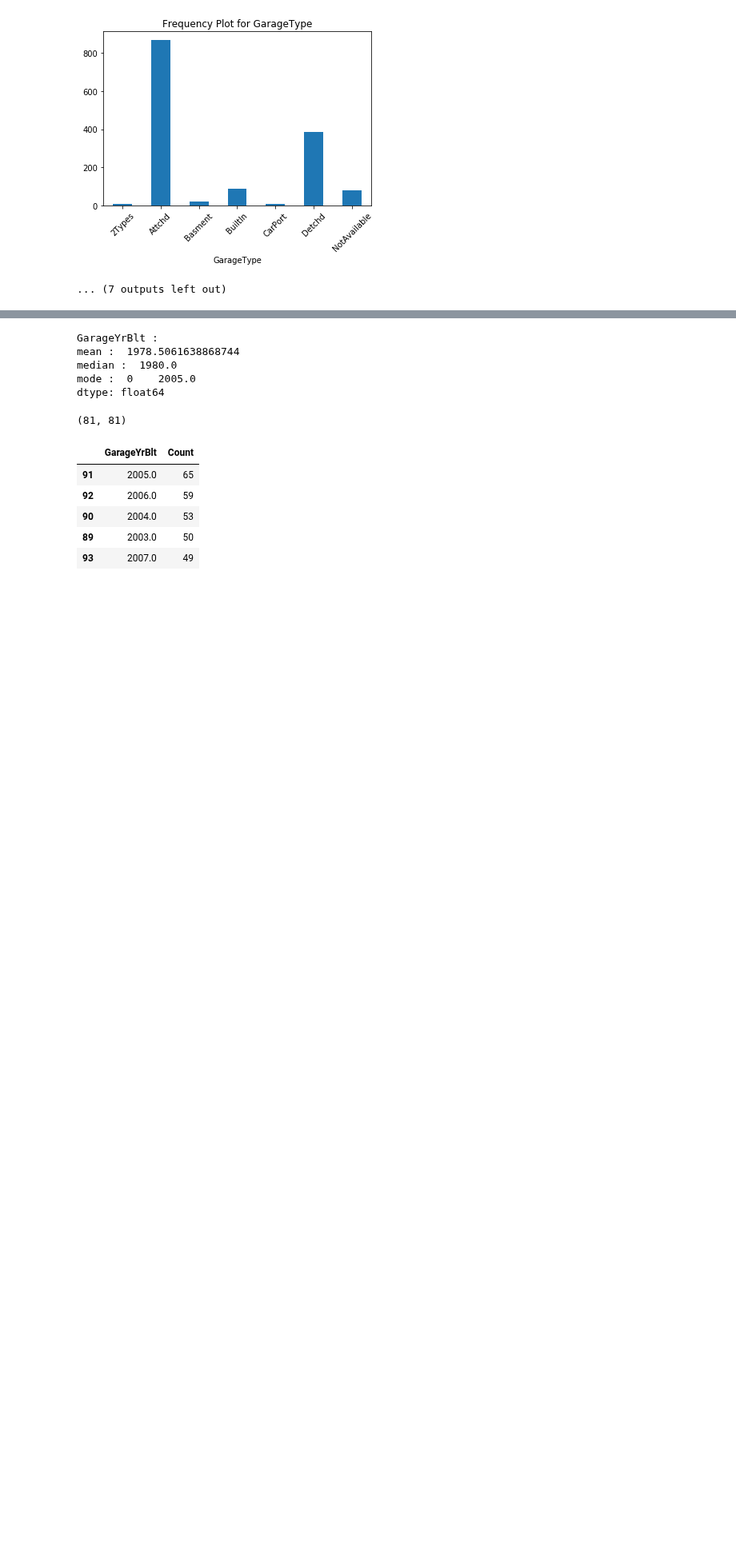
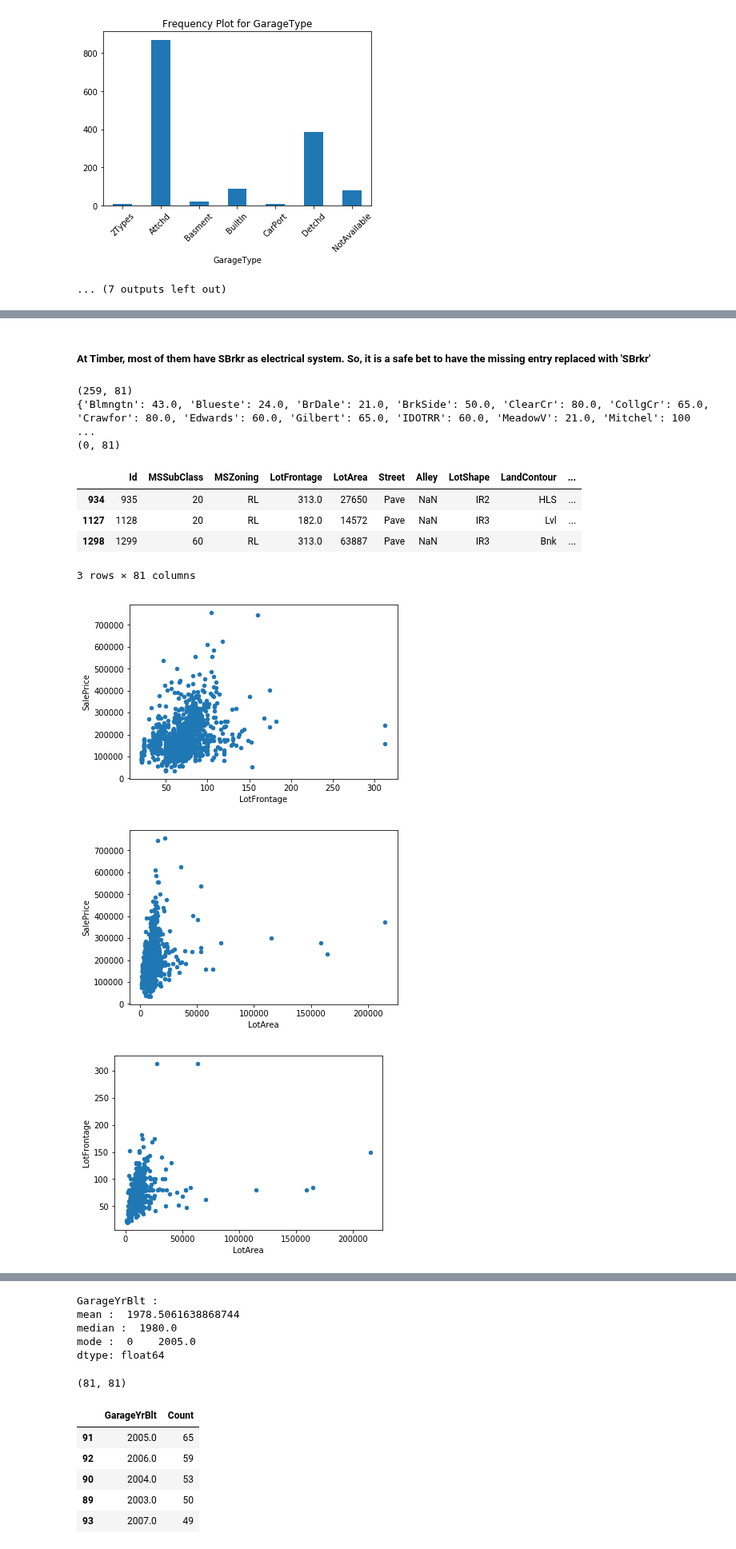
Before and after one commit to PadmarajBhat/Kaggle-Dataset-Exploration, a Jupyter notebook: House Prices- Advanced Regression Techniques/Data Wrangling/House Prices - ART(Wrangling).ipynb, the cells around one changed output, grey strips where cells are left out. Shown at 80% size. Cells and saved outputs as stored; diff of their text form; code cells hidden in the pictures; blank space fills up the shorter version.

Commit message:
feat: 2.1 wrangling efforts
- Imputing for variable: Electrical & LotFrontage
- Outlier detection in variables: LotArea, LotFrontage, MasVnrArea, BsmtFinSF1, 1stFlrSF, TotalBsmtSF,

```diff
--- a/House Prices- Advanced Regression Techniques/Data Wrangling/House Prices - ART(Wrangling).ipynb
+++ b/House Prices- Advanced Regression Techniques/Data Wrangling/House Prices - ART(Wrangling).ipynb
@@ -86,2 +80,0 @@ dtype: float64
-# %%
-df['LotFrontage'] =df.LotFrontage.fillna(df.LotFrontage.mode()[0])
@@ -111,3 +80,0 @@ df[['MasVnrArea','SalePrice']].groupby(['MasVnrArea']).\
-# %%
-df['MasVnrArea']=df.MasVnrArea.fillna(0.0)
-'MasVnrArea' in df.columns[df.isna().any()].tolist()
@@ -115,0 +219,34 @@ False
+# %% [markdown]
+##### At Timber, most of them have SBrkr as electrical system. So, it is a safe bet to have the missing entry replaced with 'SBrkr'
+# %%
+def LotFrontagecheck():
+    df = pd.read_csv('train.csv')
+    print(df[df.LotFrontage.isna()].shape)
+    df_LotFrontage = df[['Neighborhood','LotFrontage']].groupby('Neighborhood').agg(lambda x:x.value_counts().index[0]).reset_index()
+    df_dict = dict([tuple(x) for x in df_LotFrontage.values])
+    print(df_dict)
+
+    df['LotFrontage'] =df.LotFrontage.fillna(-1)
+    df['LotFrontage'] =df.apply(lambda x: df_dict[x['Neighborhood']] if x['LotFrontage'] == -1 else x['LotFrontage'],axis=1)
+    print(df[df.LotFrontage.isna()].shape)
+
+    df.plot.scatter('LotFrontage', 'SalePrice')
+    df.plot.scatter('LotArea', 'SalePrice')
+    df.plot.scatter('LotArea', 'LotFrontage')
+
+    display.display(df[df.LotFrontage > 175])
+   # df.
+
+LotFrontagecheck()
+# %% [output]
+(259, 81)
+{'Blmngtn': 43.0, 'Blueste': 24.0, 'BrDale': 21.0, 'BrkSide': 50.0, 'ClearCr': 80.0, 'CollgCr': 65.0, 'Crawfor': 80.0, 'Edwards': 60.0, 'Gilbert': 65.0, 'IDOTRR': 60.0, 'MeadowV': 21.0, 'Mitchel': 100 ...
+(0, 81)
+|  | Id | MSSubClass | MSZoning | LotFrontage | LotArea | Street | Alley | LotShape | LandContour | ... |
+| 934 | 935 | 20 | RL | 313.0 | 27650 | Pave | NaN | IR2 | HLS | ... |
+| 1127 | 1128 | 20 | RL | 182.0 | 14572 | Pave | NaN | IR3 | Lvl | ... |
+| 1298 | 1299 | 60 | RL | 313.0 | 63887 | Pave | NaN | IR3 | Bnk | ... |
+3 rows × 81 columns
+[figure, added]
+[figure, added]
+[figure, added]
```
Also changed, not shown: parts of 38 cells of this notebook.
